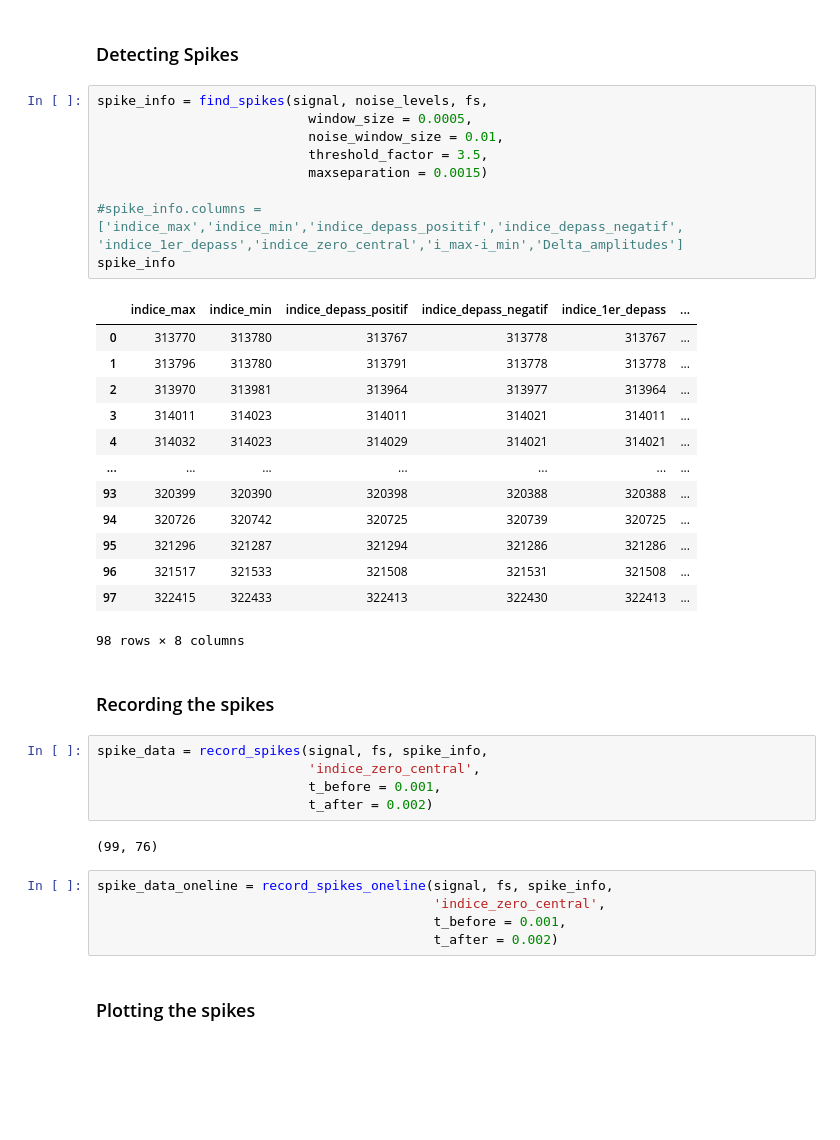
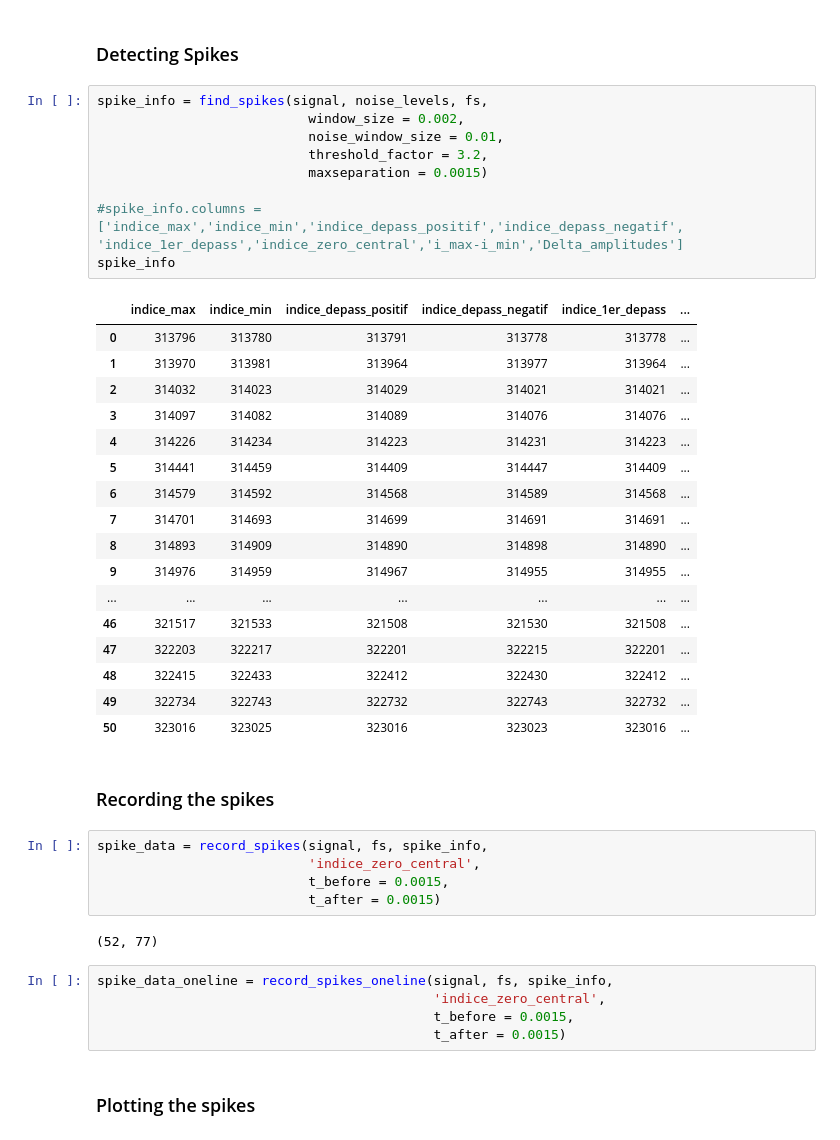
Before and after one commit to Sylvain-Gutierrez/PIR, a Jupyter notebook: Focus_on_bursts/Burst_KMEANS_19_05_20.ipynb, the cells around one changed output. Cells and saved outputs as stored; diff of their text form; blank space fills up the shorter version.

```diff
--- a/Focus_on_bursts/Burst_KMEANS_19_05_20.ipynb
+++ b/Focus_on_bursts/Burst_KMEANS_19_05_20.ipynb
@@ -136,41 +136,45 @@ Text(0.5, 1.0, 'Noise Levels')
 ### Detecting Spikes
 # %%
 spike_info = find_spikes(signal, noise_levels, fs,
-                           window_size = 0.0005,
+                           window_size = 0.002,
                            noise_window_size = 0.01,
-                           threshold_factor = 3.5,
+                           threshold_factor = 3.2,
                            maxseparation = 0.0015)
 
 #spike_info.columns = ['indice_max','indice_min','indice_depass_positif','indice_depass_negatif', 'indice_1er_depass','indice_zero_central','i_max-i_min','Delta_amplitudes']
 spike_info
 # %% [output]
 |  | indice_max | indice_min | indice_depass_positif | indice_depass_negatif | indice_1er_depass | ... |
-| 0 | 313770 | 313780 | 313767 | 313778 | 313767 | ... |
-| 1 | 313796 | 313780 | 313791 | 313778 | 313778 | ... |
-| 2 | 313970 | 313981 | 313964 | 313977 | 313964 | ... |
-| 3 | 314011 | 314023 | 314011 | 314021 | 314011 | ... |
-| 4 | 314032 | 314023 | 314029 | 314021 | 314021 | ... |
+| 0 | 313796 | 313780 | 313791 | 313778 | 313778 | ... |
+| 1 | 313970 | 313981 | 313964 | 313977 | 313964 | ... |
+| 2 | 314032 | 314023 | 314029 | 314021 | 314021 | ... |
+| 3 | 314097 | 314082 | 314089 | 314076 | 314076 | ... |
+| 4 | 314226 | 314234 | 314223 | 314231 | 314223 | ... |
+| 5 | 314441 | 314459 | 314409 | 314447 | 314409 | ... |
+| 6 | 314579 | 314592 | 314568 | 314589 | 314568 | ... |
+| 7 | 314701 | 314693 | 314699 | 314691 | 314691 | ... |
+| 8 | 314893 | 314909 | 314890 | 314898 | 314890 | ... |
+| 9 | 314976 | 314959 | 314967 | 314955 | 314955 | ... |
 | ... | ... | ... | ... | ... | ... | ... |
-| 93 | 320399 | 320390 | 320398 | 320388 | 320388 | ... |
-| 94 | 320726 | 320742 | 320725 | 320739 | 320725 | ... |
-| 95 | 321296 | 321287 | 321294 | 321286 | 321286 | ... |
-| 96 | 321517 | 321533 | 321508 | 321531 | 321508 | ... |
-| 97 | 322415 | 322433 | 322413 | 322430 | 322413 | ... |
+| 46 | 321517 | 321533 | 321508 | 321530 | 321508 | ... |
+| 47 | 322203 | 322217 | 322201 | 322215 | 322201 | ... |
+| 48 | 322415 | 322433 | 322412 | 322430 | 322412 | ... |
+| 49 | 322734 | 322743 | 322732 | 322743 | 322732 | ... |
+| 50 | 323016 | 323025 | 323016 | 323023 | 323016 | ... |
-98 rows × 8 columns
 # %% [markdown]
 ### Recording the spikes
 # %%
 spike_data = record_spikes(signal, fs, spike_info,
                            'indice_zero_central',
-                           t_before = 0.001,
-                           t_after = 0.002)
+                           t_before = 0.0015,
+                           t_after = 0.0015)
 # %% [output]
-(99, 76)
+(52, 77)
 # %%
 spike_data_oneline = record_spikes_oneline(signal, fs, spike_info,
                                            'indice_zero_central',
-                                           t_before = 0.001,
-                                           t_after = 0.002)
+                                           t_before = 0.0015,
+                                           t_after = 0.0015)
 # %% [markdown]
 ### Plotting the spikes
 # %%
```
Also changed, not shown: parts of 1 cell of this notebook, 9 other files.
